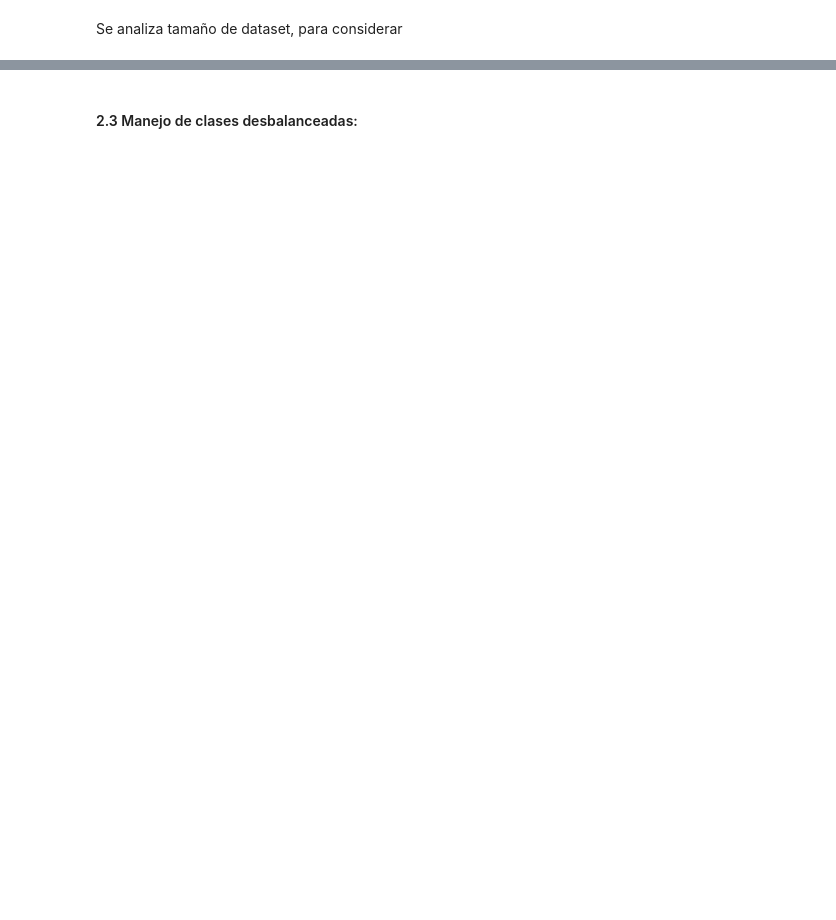
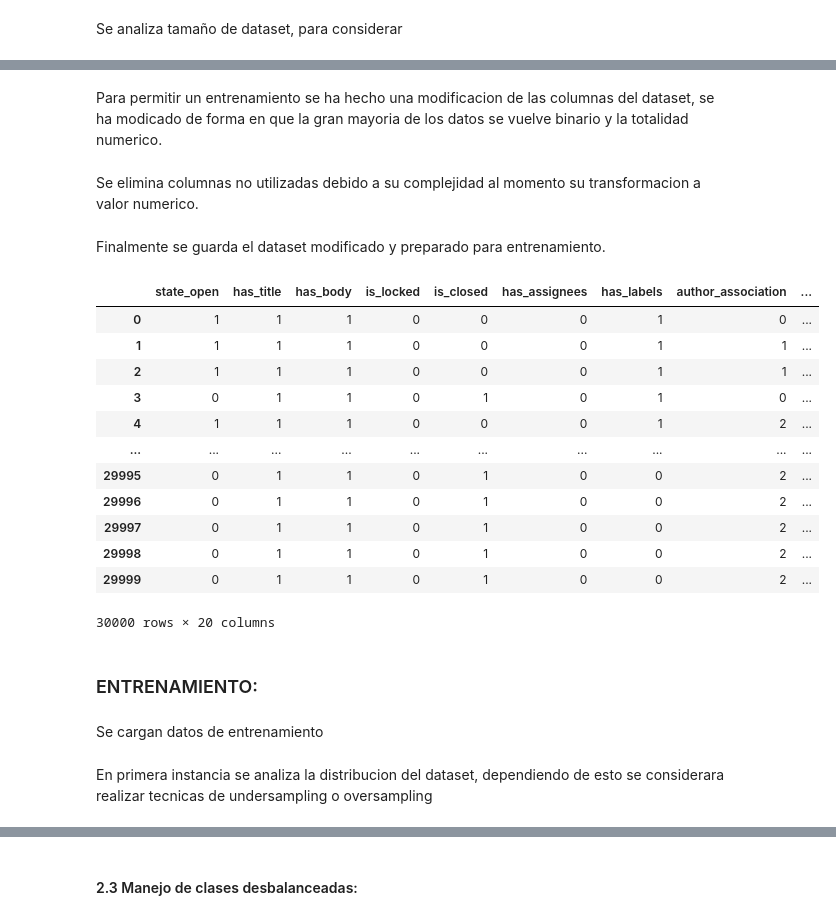
Before and after one commit to Cedricnator/datos_taller_3, a Jupyter notebook: notebooks/entrega.ipynb, the cells around one changed output, grey strips where cells are left out. Drawn from its saved outputs; the diff is of its cells as text; code cells hidden in the pictures; blank space fills up the shorter version.

```diff
--- a/notebooks/entrega.ipynb
+++ b/notebooks/entrega.ipynb
@@ -259,0 +272,2 @@ data.insert(len(data.columns), 'merged', merged)
+# %% [markdown]
+Para permitir un entrenamiento se ha hecho una modificacion de las columnas del dataset, se ha modicado de forma en que la gran mayoria de los datos se vuelve binario y la totalidad numerico.
@@ -260,3 +334,29 @@ data.insert(len(data.columns), 'merged', merged)
+# %% [markdown]
+Se elimina columnas no utilizadas debido a su complejidad al momento su transformacion a valor numerico.
+# %%
+data.drop(columns=["number", "created_at", "updated_at", "merged_at", 'user_name', "repo_owner_name", "repo_name", "repo_created_at", "repo_updated_at", "repo_pushed_at", "repo_language"], inplace=True)
+# %% [markdown]
+Finalmente se guarda el dataset modificado y preparado para entrenamiento.
+# %%
+save_path = '../data/dataset/pull_request_data_processed.csv'
+data.to_csv(save_path, index=False)
+data
+# %% [output]
+|  | state_open | has_title | has_body | is_locked | is_closed | has_assignees | has_labels | author_association | ... |
+| 0 | 1 | 1 | 1 | 0 | 0 | 0 | 1 | 0 | ... |
+| 1 | 1 | 1 | 1 | 0 | 0 | 0 | 1 | 1 | ... |
+| 2 | 1 | 1 | 1 | 0 | 0 | 0 | 1 | 1 | ... |
+| 3 | 0 | 1 | 1 | 0 | 1 | 0 | 1 | 0 | ... |
+| 4 | 1 | 1 | 1 | 0 | 0 | 0 | 1 | 2 | ... |
+| ... | ... | ... | ... | ... | ... | ... | ... | ... | ... |
+| 29995 | 0 | 1 | 1 | 0 | 1 | 0 | 0 | 2 | ... |
+| 29996 | 0 | 1 | 1 | 0 | 1 | 0 | 0 | 2 | ... |
+| 29997 | 0 | 1 | 1 | 0 | 1 | 0 | 0 | 2 | ... |
+| 29998 | 0 | 1 | 1 | 0 | 1 | 0 | 0 | 2 | ... |
+| 29999 | 0 | 1 | 1 | 0 | 1 | 0 | 0 | 2 | ... |
+30000 rows × 20 columns
+# %% [markdown]
+### ENTRENAMIENTO:
 # %%
 import os
 import pandas as pd
@@ -265,6 +365,8 @@ from sklearn.model_selection import GridSearchCV
 from sklearn.tree import DecisionTreeClassifier
 from sklearn.model_selection import train_test_split
 from sklearn.metrics import classification_report
+# %% [markdown]
+Se cargan datos de entrenamiento
 # %%
 csv_path = '../data/dataset/pull_request_data_processed.csv'
 data = pd.read_csv(csv_path)
@@ -273,0 +374,2 @@ data['merged'].value_counts()
+# %% [markdown]
+En primera instancia se analiza la distribucion del dataset, dependiendo de esto se considerara realizar tecnicas de undersampling o oversampling
```
Also changed, not shown: parts of 41 cells of this notebook.
